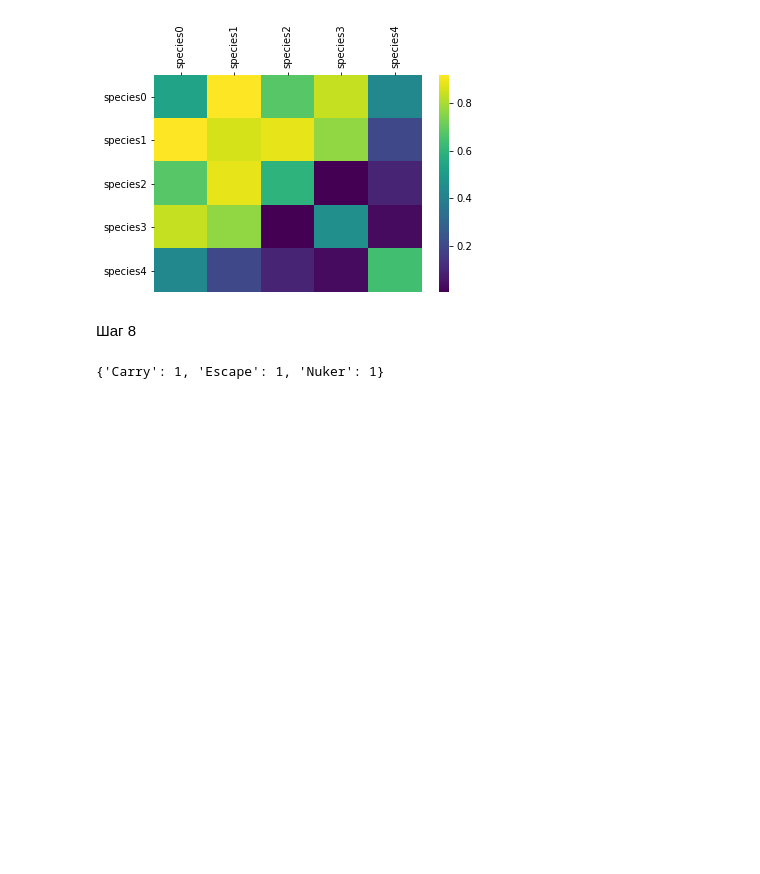
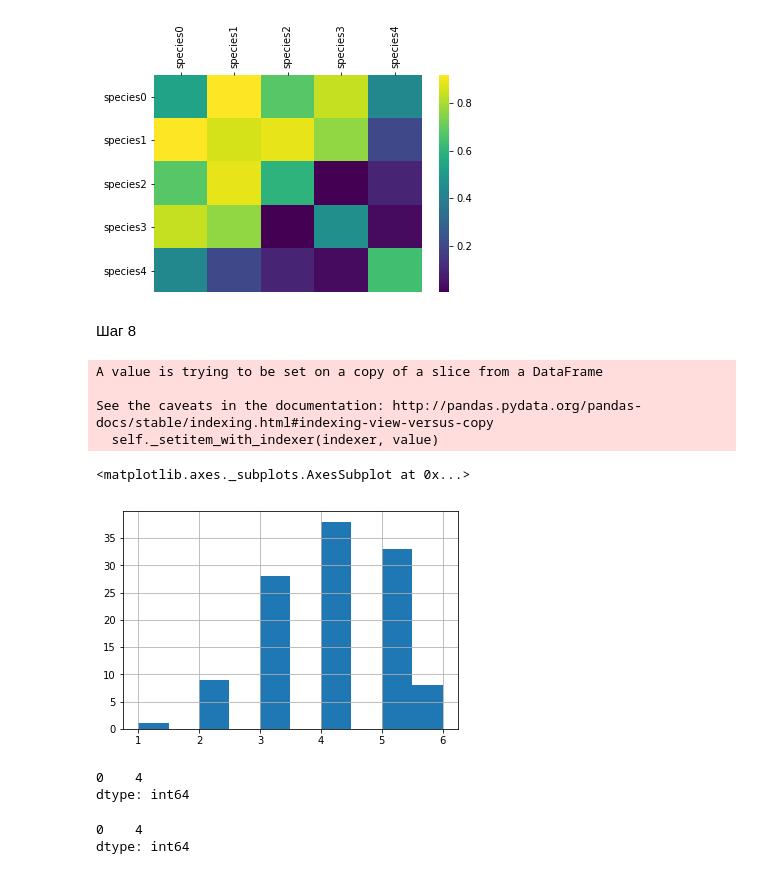
Before and after one commit to ktrushnikov/stepic_bioinformatics, a Jupyter notebook: 1.7.ipynb, the cells around one changed output. Drawn from its saved outputs; the diff is of its cells as text; code cells hidden in the pictures; blank space fills up the shorter version.

```diff
--- a/1.7.ipynb
+++ b/1.7.ipynb
@@ -112,22 +112,29 @@ g;
 [figure]
 # %% [markdown]
 Шаг 8
-# %%
-df = pd.read_csv("dota_hero_stats.csv", index_col=0)
-df
-
-roles = eval(df['roles'].iloc[0])
-#for i in df.iloc
-#roles = df.loc[:,"roles"]
-#np.histogram(roles)
-#roles.size()
-t = {}
-len(roles)
-for i in roles:
-    if i in t:
-        t[str(i)] = t[str(i)] + 1
-    else:
-        t[str(i)] = 1
-t
-# %% [output]
-{'Carry': 1, 'Escape': 1, 'Nuker': 1}
+# %%
+df = pd.read_csv("dota_hero_stats.csv", index_col=0)
+df
+
+df['num_roles'] = 1
+for i in range(0,117):
+    df['num_roles'].iloc[i] = len(eval(df['roles'].iloc[i]))
+#sns.distplot(df['num_roles'])
+df['num_roles'].hist()
+# %% [output]
+A value is trying to be set on a copy of a slice from a DataFrame
+
+See the caveats in the documentation: http://pandas.pydata.org/pandas-docs/stable/indexing.html#indexing-view-versus-copy
+  self._setitem_with_indexer(indexer, value)
+<matplotlib.axes._subplots.AxesSubplot at 0x...>
+[figure, added]
+# %%
+df.roles.str.split(',').apply(len).mode()
+# %% [output]
+0    4
+dtype: int64
+# %%
+df.roles.map(eval).map(len).mode()
+# %% [output]
+0    4
+dtype: int64
```
Also changed, not shown: parts of 26 cells of this notebook, 1 other file.
